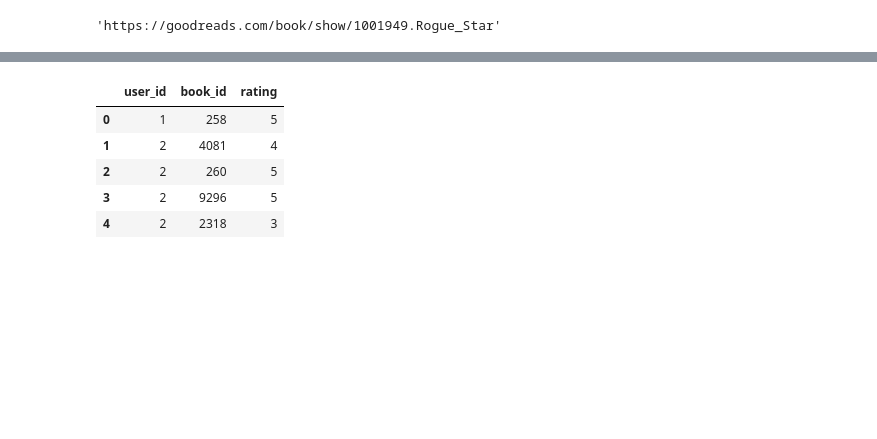
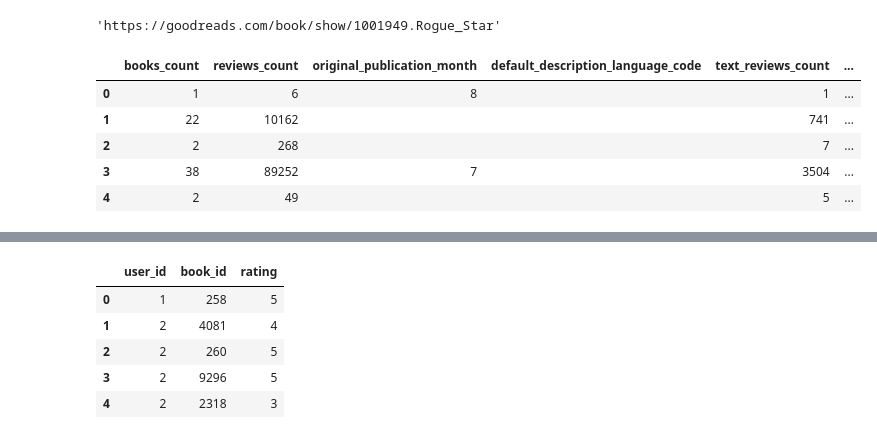
Before and after one commit to shelleylwang/goodreads-recommendations, a Jupyter notebook: data_cleaning_scratch.ipynb, the cells around one changed output, grey strips where cells are left out. Drawn from its saved outputs; the diff is of its cells as text; code cells hidden in the pictures; blank space fills up the shorter version.

```diff
--- a/data_cleaning_scratch.ipynb
+++ b/data_cleaning_scratch.ipynb
@@ -30,2 +65,11 @@ gr100k['link'][100]
 # %% [output]
 'https://goodreads.com/book/show/1001949.Rogue_Star'
+# %%
+gr_works.head()
+# %% [output]
+|  | books_count | reviews_count | original_publication_month | default_description_language_code | text_reviews_count | ... |
+| 0 | 1 | 6 | 8 |  | 1 | ... |
+| 1 | 22 | 10162 |  |  | 741 | ... |
+| 2 | 2 | 268 |  |  | 7 | ... |
+| 3 | 38 | 89252 | 7 |  | 3504 | ... |
+| 4 | 2 | 49 |  |  | 5 | ... |
```
Also changed, not shown: parts of 14 cells of this notebook.
